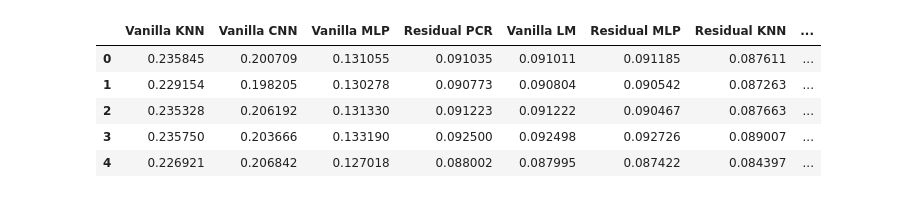
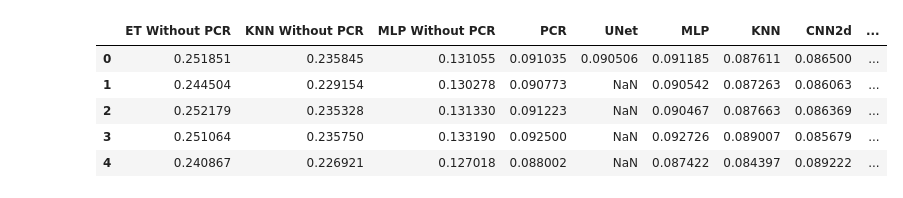
Before and after one commit to pascaltribel/does_knowledge_help, a Jupyter notebook: article/Plot Scores.ipynb, the cells around one changed output. Cells and saved outputs as stored; diff of their text form; code cells hidden in the pictures.

```diff
--- a/article/Plot Scores.ipynb
+++ b/article/Plot Scores.ipynb
@@ -17,22 +17,16 @@ matplotlib.rc('font', **font)
 plt.rc('xtick',labelsize=12)
 plt.rc('ytick',labelsize=12)
 # %%
-r0 = pd.read_csv('results.csv')
-r1 = pd.read_csv('results_2.csv')
-r1.columns = [i + " With c" for i in r1.columns]
-r2 = pd.read_csv('scores_cnn1d.csv')
-r3 = pd.read_csv('scores_cnn2d.csv')
-r4 = pd.read_csv('scores_no.csv')
-r = pd.concat((r0, r2, r3, r4), axis=1)
+r = pd.read_csv("final_scores.csv")
 r = r.reindex(r.mean().sort_values(ascending=False).index, axis=1)
 r
 # %% [output]
-|  | Vanilla KNN | Vanilla CNN | Vanilla MLP | Residual PCR | Vanilla LM | Residual MLP | Residual KNN | ... |
-| 0 | 0.235845 | 0.200709 | 0.131055 | 0.091035 | 0.091011 | 0.091185 | 0.087611 | ... |
-| 1 | 0.229154 | 0.198205 | 0.130278 | 0.090773 | 0.090804 | 0.090542 | 0.087263 | ... |
-| 2 | 0.235328 | 0.206192 | 0.131330 | 0.091223 | 0.091222 | 0.090467 | 0.087663 | ... |
-| 3 | 0.235750 | 0.203666 | 0.133190 | 0.092500 | 0.092498 | 0.092726 | 0.089007 | ... |
-| 4 | 0.226921 | 0.206842 | 0.127018 | 0.088002 | 0.087995 | 0.087422 | 0.084397 | ... |
+|  | ET Without PCR | KNN Without PCR | MLP Without PCR | PCR | UNet | MLP | KNN | CNN2d | ... |
+| 0 | 0.251851 | 0.235845 | 0.131055 | 0.091035 | 0.090506 | 0.091185 | 0.087611 | 0.086500 | ... |
+| 1 | 0.244504 | 0.229154 | 0.130278 | 0.090773 | NaN | 0.090542 | 0.087263 | 0.086063 | ... |
+| 2 | 0.252179 | 0.235328 | 0.131330 | 0.091223 | NaN | 0.090467 | 0.087663 | 0.086369 | ... |
+| 3 | 0.251064 | 0.235750 | 0.133190 | 0.092500 | NaN | 0.092726 | 0.089007 | 0.085679 | ... |
+| 4 | 0.240867 | 0.226921 | 0.127018 | 0.088002 | NaN | 0.087422 | 0.084397 | 0.089222 | ... |
 # %%
 n_components_pca = 512
 n_points = 27000
```
Also changed, not shown: parts of 8 cells of this notebook, 25 other files.
